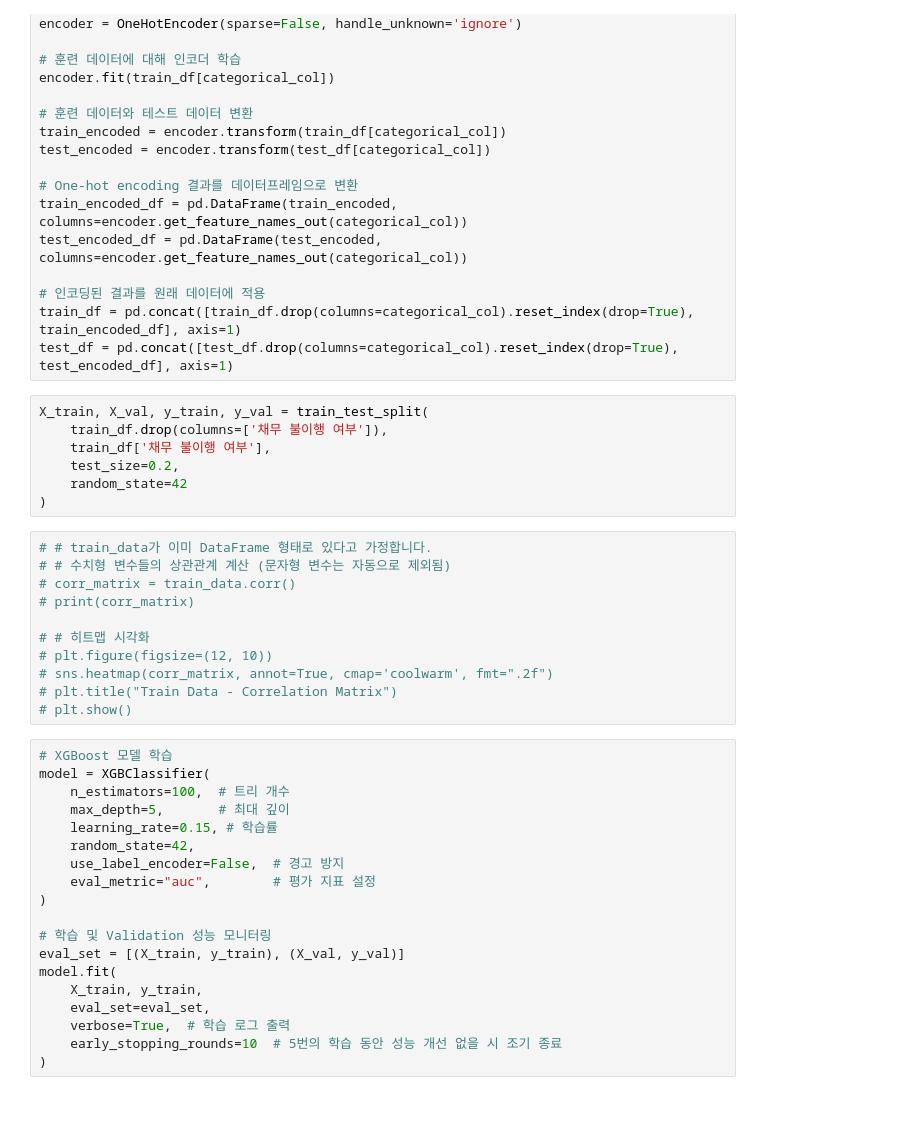
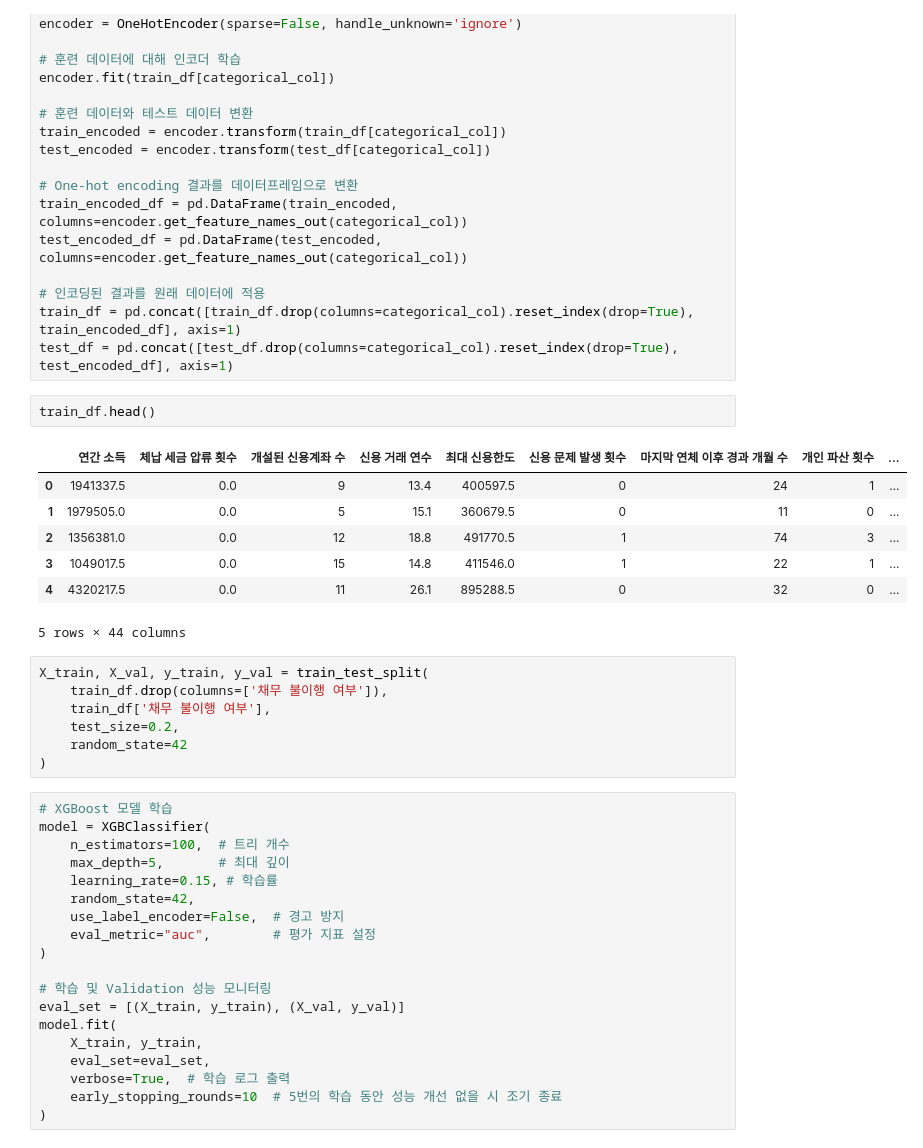
Before and after one commit to castberry10/ds, a Jupyter notebook: non-fulfillment-dacon.ipynb, the cells around one changed output. Cells and saved outputs as stored; diff of their text form; blank space fills up the shorter version.

```diff
--- a/non-fulfillment-dacon.ipynb
+++ b/non-fulfillment-dacon.ipynb
@@ -60,6 +60,16 @@ test_encoded_df = pd.DataFrame(test_encoded, columns=encoder.get_feature_names_o
 # 인코딩된 결과를 원래 데이터에 적용
 train_df = pd.concat([train_df.drop(columns=categorical_col).reset_index(drop=True), train_encoded_df], axis=1)
 test_df = pd.concat([test_df.drop(columns=categorical_col).reset_index(drop=True), test_encoded_df], axis=1)
+# %%
+train_df.head()
+# %% [output]
+|  | 연간 소득 | 체납 세금 압류 횟수 | 개설된 신용계좌 수 | 신용 거래 연수 | 최대 신용한도 | 신용 문제 발생 횟수 | 마지막 연체 이후 경과 개월 수 | 개인 파산 횟수 | ... |
+| 0 | 1941337.5 | 0.0 | 9 | 13.4 | 400597.5 | 0 | 24 | 1 | ... |
+| 1 | 1979505.0 | 0.0 | 5 | 15.1 | 360679.5 | 0 | 11 | 0 | ... |
+| 2 | 1356381.0 | 0.0 | 12 | 18.8 | 491770.5 | 1 | 74 | 3 | ... |
+| 3 | 1049017.5 | 0.0 | 15 | 14.8 | 411546.0 | 1 | 22 | 1 | ... |
+| 4 | 4320217.5 | 0.0 | 11 | 26.1 | 895288.5 | 0 | 32 | 0 | ... |
+5 rows × 44 columns
 # %%
 X_train, X_val, y_train, y_val = train_test_split(
     train_df.drop(columns=['채무 불이행 여부']),
@@ -67,17 +77,6 @@ X_train, X_val, y_train, y_val = train_test_split(
     test_size=0.2,
     random_state=42
 )
-# %%
-# # train_data가 이미 DataFrame 형태로 있다고 가정합니다.
-# # 수치형 변수들의 상관관계 계산 (문자형 변수는 자동으로 제외됨)
-# corr_matrix = train_data.corr()
-# print(corr_matrix)
-
-# # 히트맵 시각화
-# plt.figure(figsize=(12, 10))
-# sns.heatmap(corr_matrix, annot=True, cmap='coolwarm', fmt=".2f")
-# plt.title("Train Data - Correlation Matrix")
-# plt.show()
 # %%
 # XGBoost 모델 학습
 model = XGBClassifier(
```
Also changed, not shown: parts of 3 cells of this notebook.
